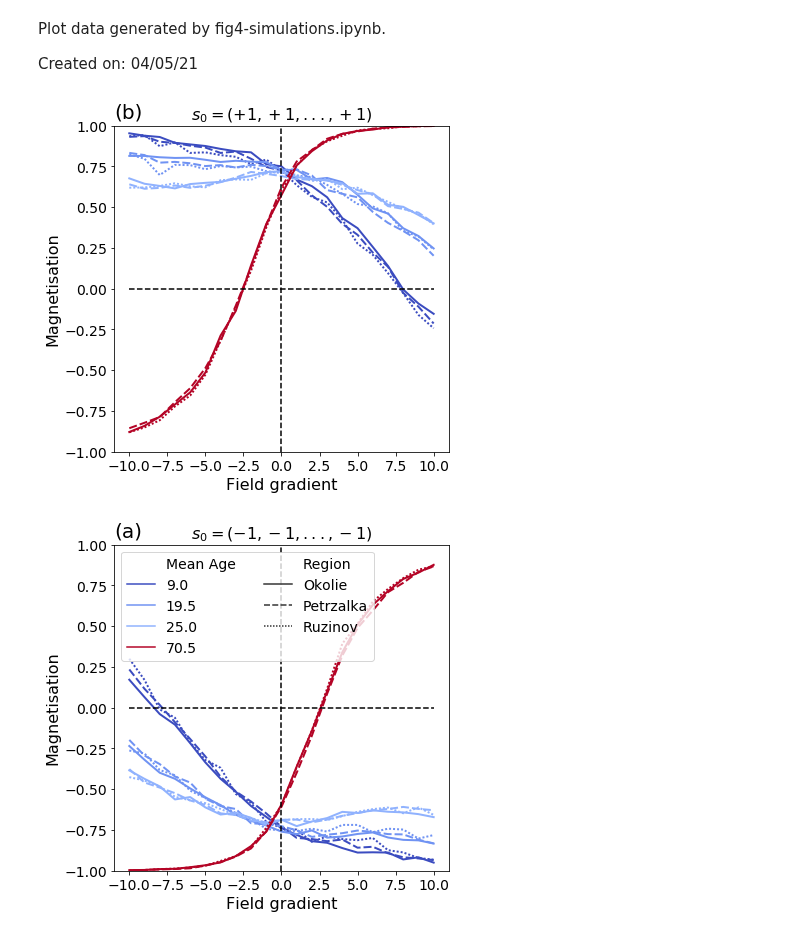
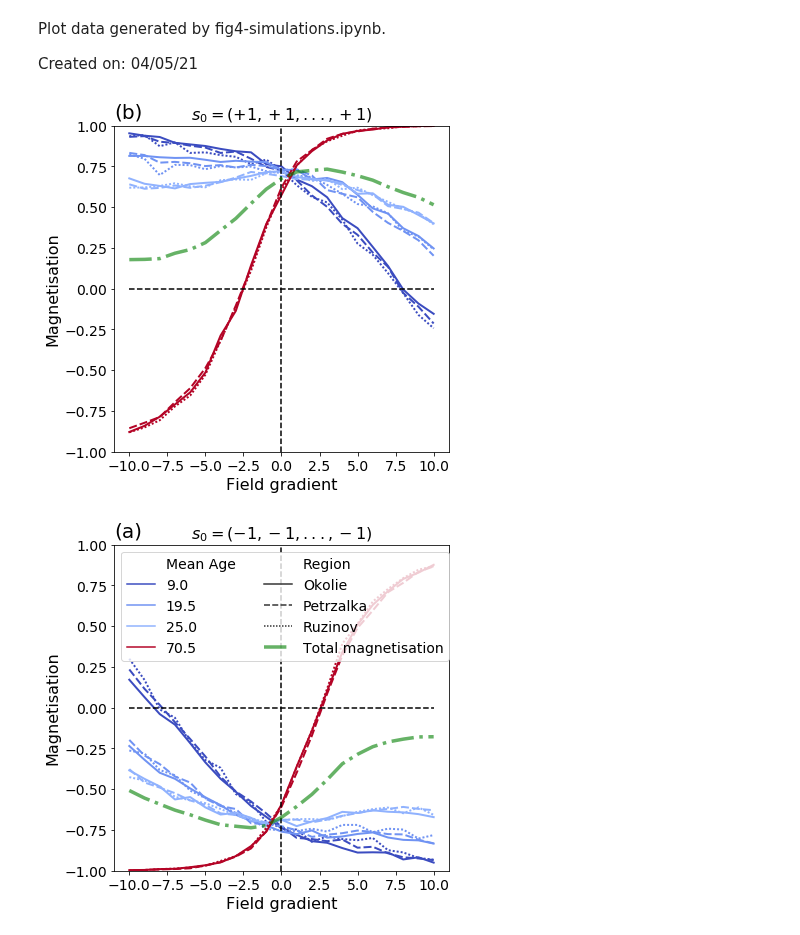
Before and after one commit to MGarrod1/unobserved_spin_influence, a Jupyter notebook: Figures_3-4_Pokec/fig4-a-b-plots.ipynb, the cells around one changed output. Drawn from its saved outputs; the diff is of its cells as text; code cells hidden in the pictures.

Commit message:
add average magnetisation to plots

```diff
--- a/Figures_3-4_Pokec/fig4-a-b-plots.ipynb
+++ b/Figures_3-4_Pokec/fig4-a-b-plots.ipynb
@@ -21,32 +21,45 @@ for init_sign in [1.0,-1.0] :
 
     df['region']=df['block_name'].apply(lambda x : x.split('_')[0])
     df=df.rename(columns={'average_age':'Mean Age','region':'Region'})
 
     grad_vals =  np.arange(-10.0,11.0,1.0)
 
 
     fig,ax=plt.subplots(figsize=(6,6))
     sns.lineplot(data=df,x='gradient',y='mag',hue='Mean Age',palette='coolwarm',style='Region',lw=2.0)
     plt.plot(grad_vals,np.zeros(len(grad_vals)),'k--')
     plt.plot([0.0,0.0],[-1,1],'k--')
 
 
+    # Add in average magnetisaiton of whole system
+    N=np.sum(list(set(df['block_size'].to_list()))) # total nodes
+    df['total_block_mag']=df['mag']*df['block_size']
+    average_mag_df = df.groupby(['beta_factor','gradient']).agg({'total_block_mag':np.sum}).reset_index()
+    average_mag_df['total_avg_mag']=average_mag_df['total_block_mag']/N
+
+    plt.plot(average_mag_df['gradient'].to_list(),
+             average_mag_df['total_avg_mag'].to_list(),
+             'g-.',lw=3.5,alpha=0.6,label='Total magnetisation')
+
+
+
+
     plt.ylim(-1,1)
     if init_sign==-1.0:
         plt.legend(ncol=2,loc='upper left',fontsize=14)
         plt.title("$s_0=(-1,-1,...,-1)$",fontsize=16)
         plt.text(-11,1.05,"(a)",fontsize=20)
     elif init_sign==1.0:
         plt.legend([],[], frameon=False)
         plt.title("$s_0=(+1,+1,...,+1)$",fontsize=16)
         plt.text(-11,1.05,"(b)",fontsize=20)
 
     plt.xlabel("Field gradient",fontsize=16)
     plt.ylabel("Magnetisation",fontsize=16)
     plt.xticks(fontsize=14)
     plt.yticks(fontsize=14)
 
     plt.savefig(f"Plots/Pokec_block_mags_{init_sign}".replace('.','-')+".jpg",bbox_inches='tight')
 # %% [output]
-[figure, old version]
+[figure, new version]
-[figure, old version]
+[figure, new version]
```
Also changed, not shown: parts of 1 cell of this notebook.
